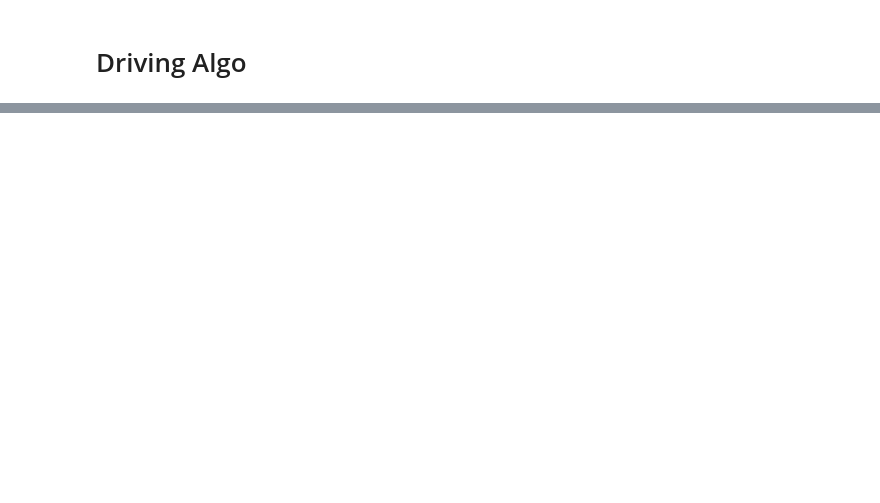
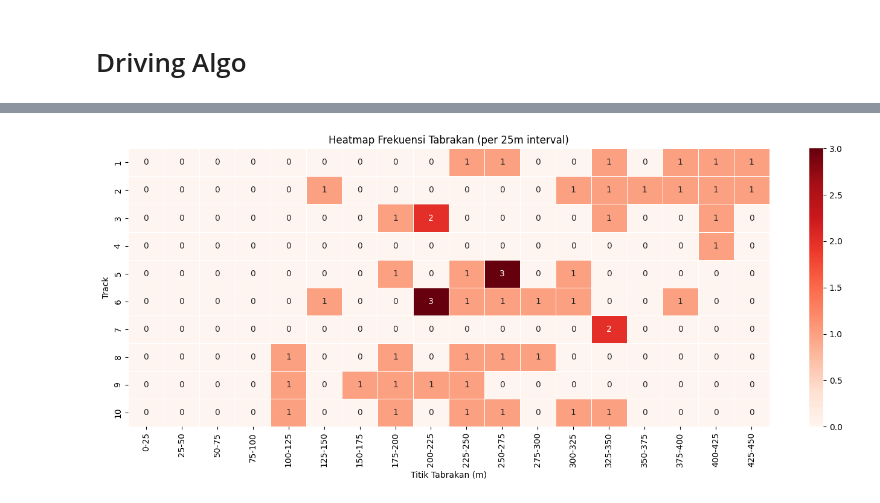
Before and after one commit to sandiJamlu23/Trackmania_OpenCV, a Jupyter notebook: Metopen/comprehensive_lane.ipynb, the cells around one changed output, grey strips where cells are left out. Saved outputs shown, nothing was run; the diff lists cells and outputs as text; code cells hidden in the pictures; blank space fills up the shorter version.

```diff
--- a/Metopen/comprehensive_lane.ipynb
+++ b/Metopen/comprehensive_lane.ipynb
@@ -1836,0 +2185,43 @@ conda install -c conda-forge opencv=4.5.5 cudatoolkit=11.2 cudnn=8.1.0
+# %%
+import numpy as np
+import matplotlib.pyplot as plt
+import seaborn as sns
+import pandas as pd
+
+# Crash data
+crash_data = {
+    1: [230, 250, 349, 378, 402, 425, 500],
+    2: [125, 300, 345, 358, 380, 412, 425],
+    3: [175, 205, 221, 330, 421],
+    4: [413],
+    5: [185, 242, 250,259, 270, 301],
+    6: [145, 202,219, 221, 245, 273, 287, 300, 385],
+    7: [340, 349],
+    8: [113, 177, 235, 250, 293],
+    9: [103, 166, 178, 217, 244],
+    10: [117, 195, 242, 270, 300, 332]
+}
+
+# Define bins (0 to 450 meters in steps of 25)
+bins = np.arange(0, 475, 25)
+
+# Initialize DataFrame
+heatmap_data = pd.DataFrame(0, index=crash_data.keys(), columns=[f"{bins[i]}-{bins[i+1]}" for i in range(len(bins)-1)])
+
+# Count crashes in each bin
+for track, crashes in crash_data.items():
+    bin_indices = np.digitize(crashes, bins) - 1  # subtract 1 to align with column index
+    for idx in bin_indices:
+        if 0 <= idx < len(heatmap_data.columns):  # make sure it's within bounds
+            heatmap_data.iloc[track-1, idx] += 1
+
+# Plot heatmap
+plt.figure(figsize=(14, 6))
+sns.heatmap(heatmap_data, annot=True, cmap="Reds", cbar=True, linewidths=.5)
+plt.title("Heatmap Frekuensi Tabrakan (per 25m interval)")
+plt.xlabel("Titik Tabrakan (m)")
+plt.ylabel("Track")
+plt.tight_layout()
+plt.show()
+# %% [output]
+[figure, added]
```
Also changed, not shown: parts of 15 cells of this notebook, 6 other files.
